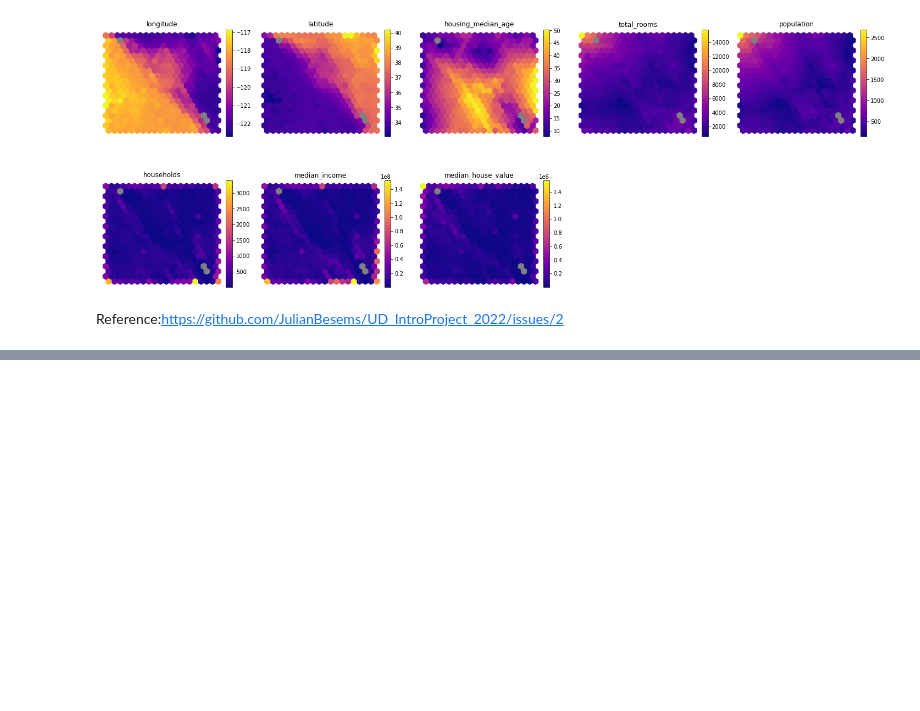
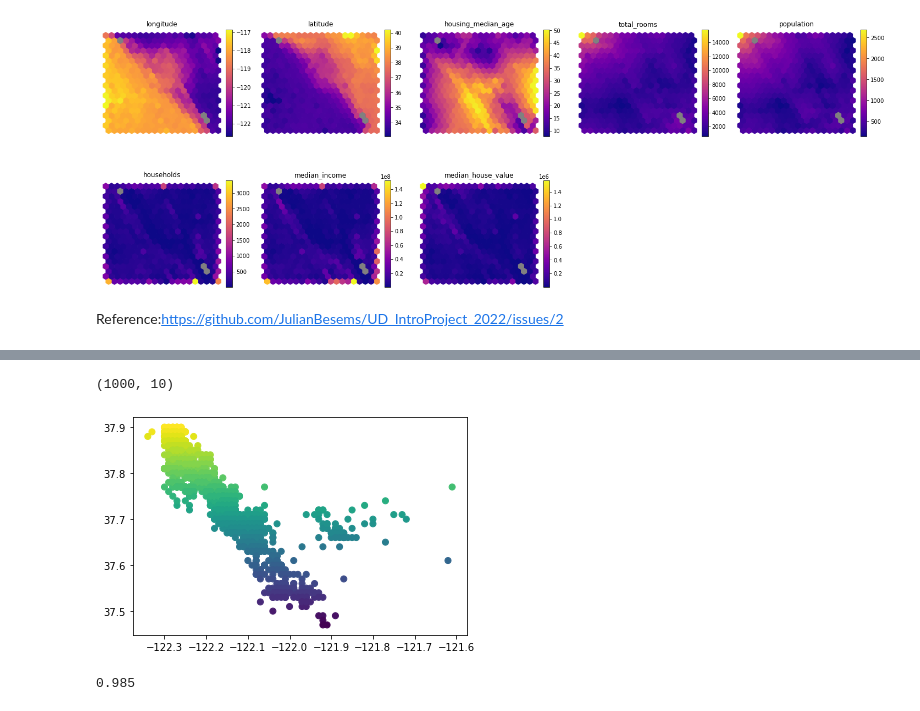
Before and after one commit to Bettyqichuyin/UDintroProject_exercise04, a Jupyter notebook: 4_Assignment.ipynb, the cells around one changed output, grey strips where cells are left out. Saved outputs shown, nothing was run; the diff lists cells and outputs as text; code cells hidden in the pictures; blank space fills up the shorter version.

```diff
--- a/4_Assignment.ipynb
+++ b/4_Assignment.ipynb
@@ -561,0 +544,3 @@ Reference:https://github.com/JulianBesems/UD_IntroProject_2022/issues/2
+# %%
+dfTest=dfO.head(1000)
+dfTest
@@ -561,0 +561,23 @@ Reference:https://github.com/JulianBesems/UD_IntroProject_2022/issues/2
+# %%
+dfTest.shape
+# %% [output]
+(1000, 10)
+# %%
+X =dfTest[["longitude", "latitude"]].values
+y = dfTest["ocean_proximity"].values
+
+X_train, X_test, y_train, y_test = train_test_split(X, y, test_size=0.2, random_state=12345)
+# %%
+plt.scatter(X[:, 0], X[:, 1], marker='o', c=X[:, 1])
+plt.show()
+# %% [output]
+[figure, added]
+# %%
+neigh = KNeighborsClassifier(n_neighbors=10)
+neigh.fit(X_train, y_train)
+
+#Accuracy about the prediction
+y_pred = neigh.predict(X_test)
+accuracy_score(y_test, y_pred)
+# %% [output]
+0.985
```
Also changed, not shown: parts of 10 cells of this notebook.
